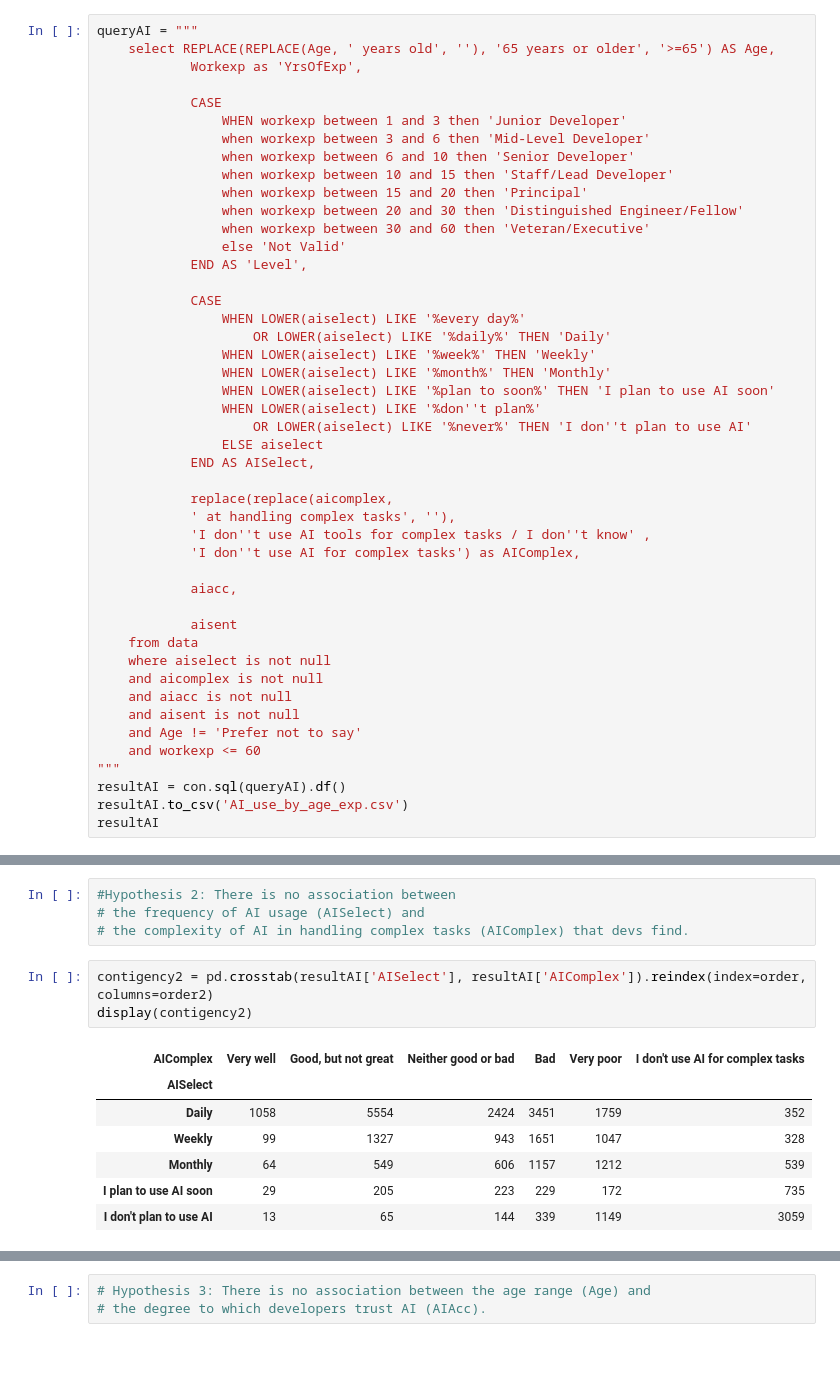
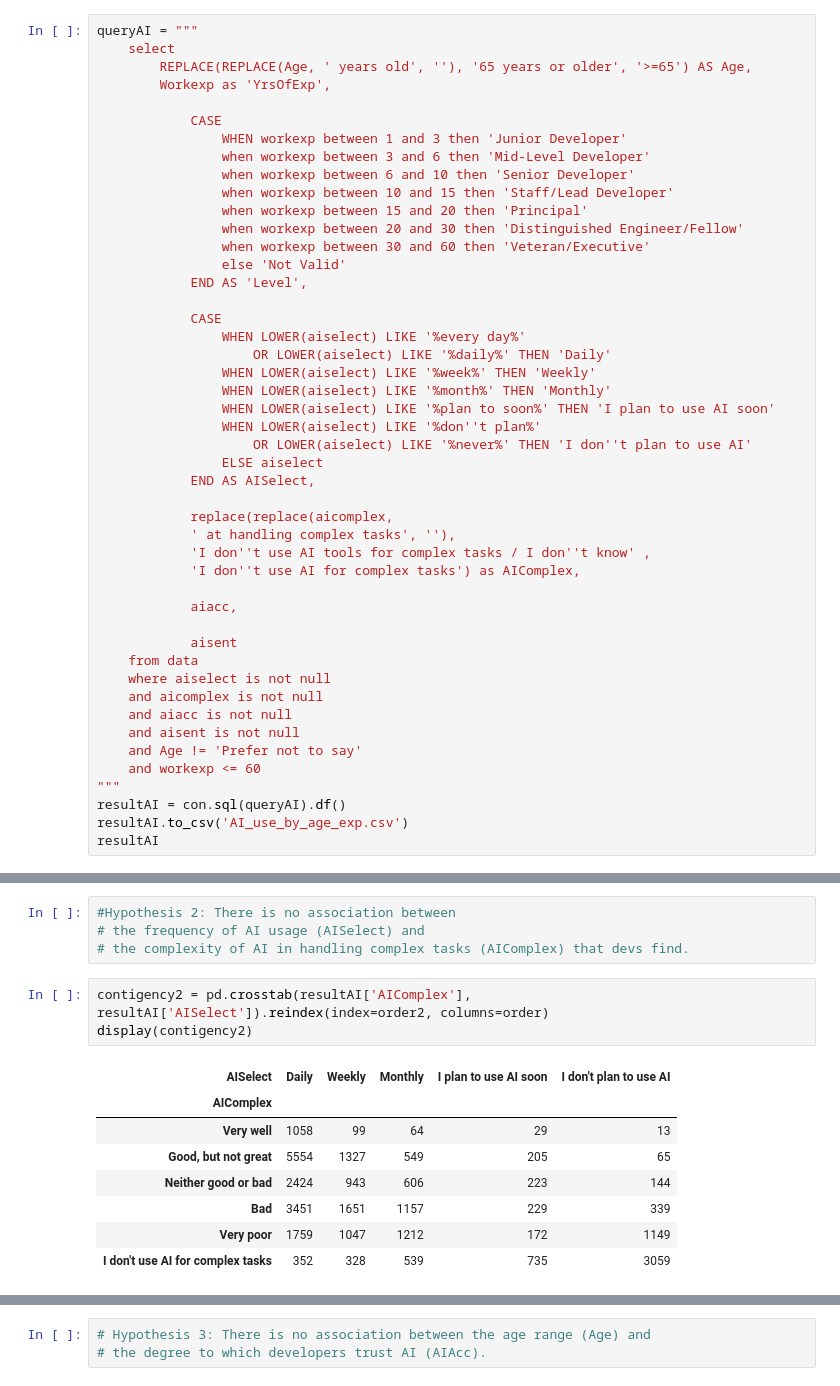
Before and after one commit to huyqng1412/stackoverflow_2025_project, a Jupyter notebook: so2025_vis.ipynb, the cells around one changed output, grey strips where cells are left out. Saved outputs shown, nothing was run; the diff lists cells and outputs as text; blank space fills up the shorter version.

```diff
--- a/so2025_vis.ipynb
+++ b/so2025_vis.ipynb
@@ -387,8 +393,9 @@ plt.show()
 [figure]
 # %%
 queryAI = """
-    select REPLACE(REPLACE(Age, ' years old', ''), '65 years or older', '>=65') AS Age,
-            Workexp as 'YrsOfExp',
+    select
+        REPLACE(REPLACE(Age, ' years old', ''), '65 years or older', '>=65') AS Age,
+        Workexp as 'YrsOfExp',
 
             CASE
                 WHEN workexp between 1 and 3 then 'Junior Developer'
@@ -510,16 +517,17 @@ plt.show()
 # the frequency of AI usage (AISelect) and
 # the complexity of AI in handling complex tasks (AIComplex) that devs find.
 # %%
-contigency2 = pd.crosstab(resultAI['AISelect'], resultAI['AIComplex']).reindex(index=order, columns=order2)
+contigency2 = pd.crosstab(resultAI['AIComplex'], resultAI['AISelect']).reindex(index=order2, columns=order)
 display(contigency2)
 # %% [output]
-| AIComplex | Very well | Good, but not great | Neither good or bad | Bad | Very poor | I don't use AI for complex tasks |
-| AISelect |  |  |  |  |  |  |
-| Daily | 1058 | 5554 | 2424 | 3451 | 1759 | 352 |
-| Weekly | 99 | 1327 | 943 | 1651 | 1047 | 328 |
-| Monthly | 64 | 549 | 606 | 1157 | 1212 | 539 |
-| I plan to use AI soon | 29 | 205 | 223 | 229 | 172 | 735 |
-| I don't plan to use AI | 13 | 65 | 144 | 339 | 1149 | 3059 |
+| AISelect | Daily | Weekly | Monthly | I plan to use AI soon | I don't plan to use AI |
+| AIComplex |  |  |  |  |  |
+| Very well | 1058 | 99 | 64 | 29 | 13 |
+| Good, but not great | 5554 | 1327 | 549 | 205 | 65 |
+| Neither good or bad | 2424 | 943 | 606 | 223 | 144 |
+| Bad | 3451 | 1651 | 1157 | 229 | 339 |
+| Very poor | 1759 | 1047 | 1212 | 172 | 1149 |
+| I don't use AI for complex tasks | 352 | 328 | 539 | 735 | 3059 |
 # %%
 chi2, p, dof, expected = chi2_contingency(contigency2)
 
```
Also changed, not shown: parts of 8 cells of this notebook, 4 other files.
